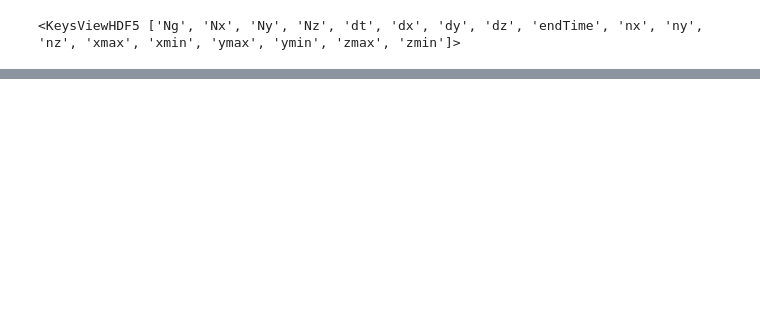
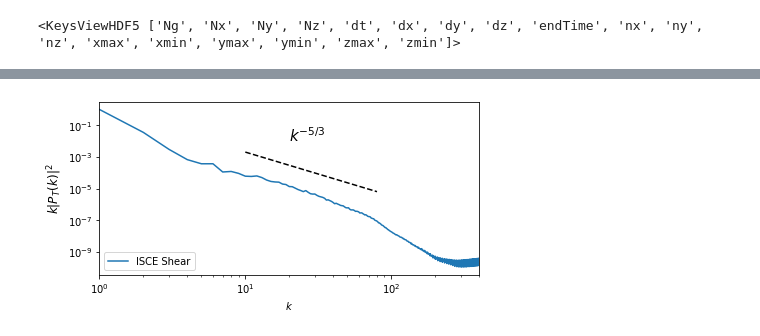
Before and after one commit to MarcusHatton/Plotting, a Jupyter notebook: KolmogorovOriginal.ipynb, the cells around one changed output, grey strips where cells are left out. Cells and saved outputs as stored; diff of their text form; code cells hidden in the pictures; blank space fills up the shorter version.

```diff
--- a/KolmogorovOriginal.ipynb
+++ b/KolmogorovOriginal.ipynb
@@ -158,0 +160,26 @@ for fs, label, name in zip(fss, labels, names):
+# %%
+KESpecShear = KESpecIdeal
+# %%
+fig, axs = plt.subplots(1, 1, sharex=True)
+fig.set_size_inches(6,3)
+fig.tight_layout()
+
+# Kinetic energy density power
+axs.loglog(np.arange(1, Nideal+1), np.arange(1, Nideal+1)*KESpecShear, label=label)# label=r'$IS \ Ideal$')
+#     axs.loglog(np.arange(1, Nresistive+1), np.arange(1, Nresistive+1)*KESpecResistive, label=r'$Single \ Fluid \ Resistive$')
+#     axs.loglog(np.arange(1, NtwoFluid+1), np.arange(1, NtwoFluid+1)*KESpecTwoFluid, label=r'$Two \ Fluid \ Resistive$')
+axs.set_ylabel(r"$k|P_{T}(k)|^2$", {'fontsize':'large'})
+axs.set_xlabel(r'$k$')
+# axs.loglog([4, 94.868], [5*10**-3, 5*10**(-3 - 1.5*5/3)], 'k--')
+axs.loglog([10, 80], [2*10**-3, 2*10**(-3 - 1.5*5/3)], 'k--')
+axs.annotate(r'$k^{-5/3}$', xy=(20, 0.01), fontsize=15)
+axs.set_xlim([1, Nideal])
+axs.legend(loc='lower left')
+
+
+# plt.savefig('ConfirmationReportPlots/KH/KolmoEnergyIdeal.eps', format='eps', dpi=1200, bbox_inches='tight')
+plt.savefig('ConfirmationReportPlots/KH/KolmoEnergy_'+name+'.pdf', dpi=1200, bbox_inches='tight')
+
+plt.show()
+# %% [output]
+[figure, added]
```
Also changed, not shown: parts of 7 cells of this notebook.
